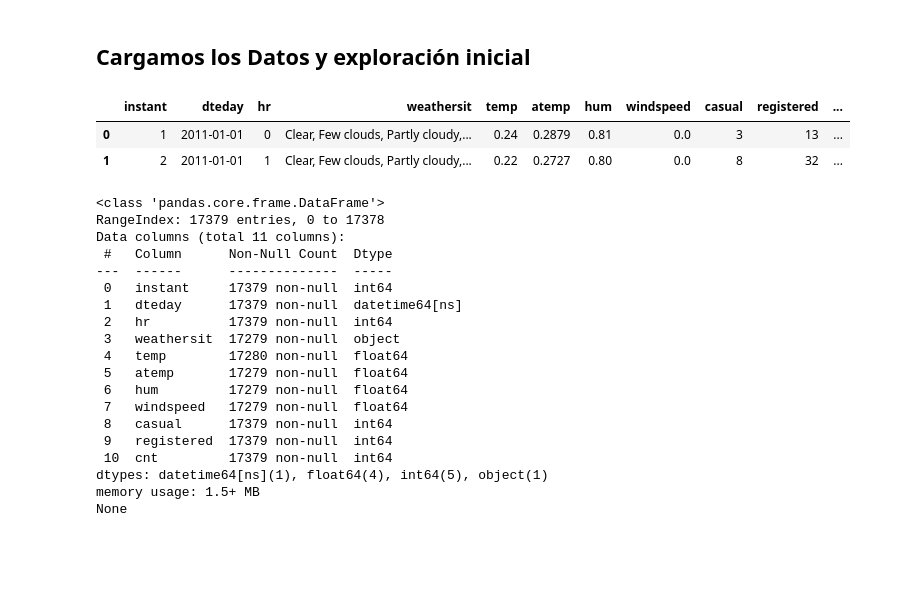
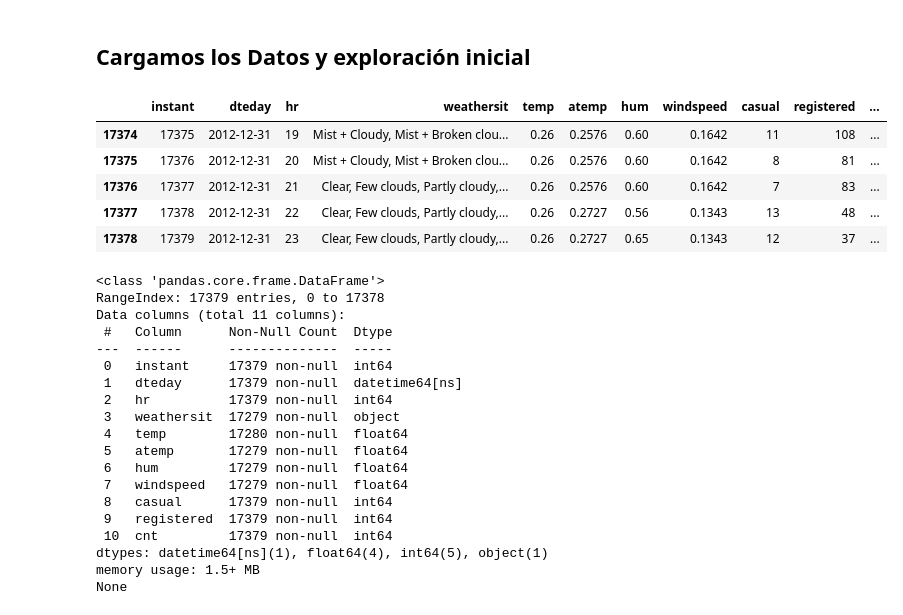
Before and after one commit to patofw/ml_tutorials, a Jupyter notebook: ML/Notebooks/Resolución de caso - Bike Sharing App.ipynb, the cells around one changed output. Saved outputs shown, nothing was run; the diff lists cells and outputs as text; code cells hidden in the pictures; blank space fills up the shorter version.

```diff
--- a/ML/Notebooks/Resolución de caso - Bike Sharing App.ipynb
+++ b/ML/Notebooks/Resolución de caso - Bike Sharing App.ipynb
@@ -116,12 +116,17 @@ def evaluate(true, pred):
 #gdrive location:
 url = 'https://raw.githubusercontent.com/pfernandez-sanofi/ml_tutorials/main/DATA/forecasting_exercise.csv'
 df = pd.read_csv(url,parse_dates = ["dteday"])
-# %%
-df.head(2)
-# %% [output]
-|  | instant | dteday | hr | weathersit | temp | atemp | hum | windspeed | casual | registered | ... |
-| 0 | 1 | 2011-01-01 | 0 | Clear, Few clouds, Partly cloudy,... | 0.24 | 0.2879 | 0.81 | 0.0 | 3 | 13 | ... |
-| 1 | 2 | 2011-01-01 | 1 | Clear, Few clouds, Partly cloudy,... | 0.22 | 0.2727 | 0.80 | 0.0 | 8 | 32 | ... |
+# %%
+df.tail(
+
+)
+# %% [output]
+|  | instant | dteday | hr | weathersit | temp | atemp | hum | windspeed | casual | registered | ... |
+| 17374 | 17375 | 2012-12-31 | 19 | Mist + Cloudy, Mist + Broken clou... | 0.26 | 0.2576 | 0.60 | 0.1642 | 11 | 108 | ... |
+| 17375 | 17376 | 2012-12-31 | 20 | Mist + Cloudy, Mist + Broken clou... | 0.26 | 0.2576 | 0.60 | 0.1642 | 8 | 81 | ... |
+| 17376 | 17377 | 2012-12-31 | 21 | Clear, Few clouds, Partly cloudy,... | 0.26 | 0.2576 | 0.60 | 0.1642 | 7 | 83 | ... |
+| 17377 | 17378 | 2012-12-31 | 22 | Clear, Few clouds, Partly cloudy,... | 0.26 | 0.2727 | 0.56 | 0.1343 | 13 | 48 | ... |
+| 17378 | 17379 | 2012-12-31 | 23 | Clear, Few clouds, Partly cloudy,... | 0.26 | 0.2727 | 0.65 | 0.1343 | 12 | 37 | ... |
 # %%
 print(df.info())
 # %% [output]
```
Also changed, not shown: parts of 1 cell of this notebook, 1 other file.
